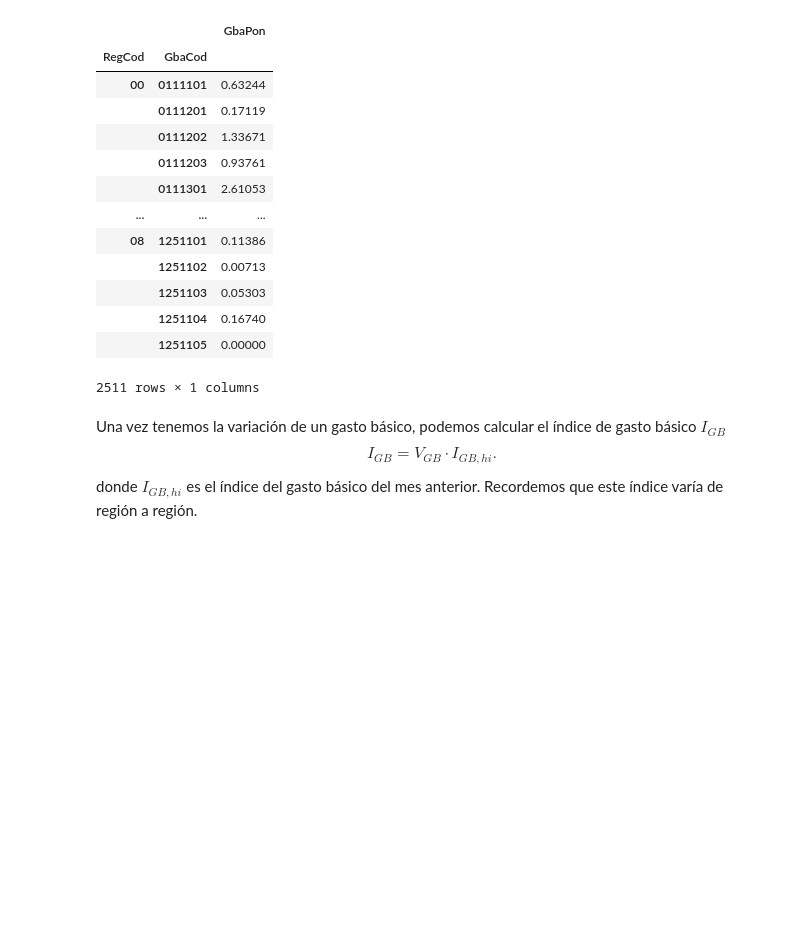
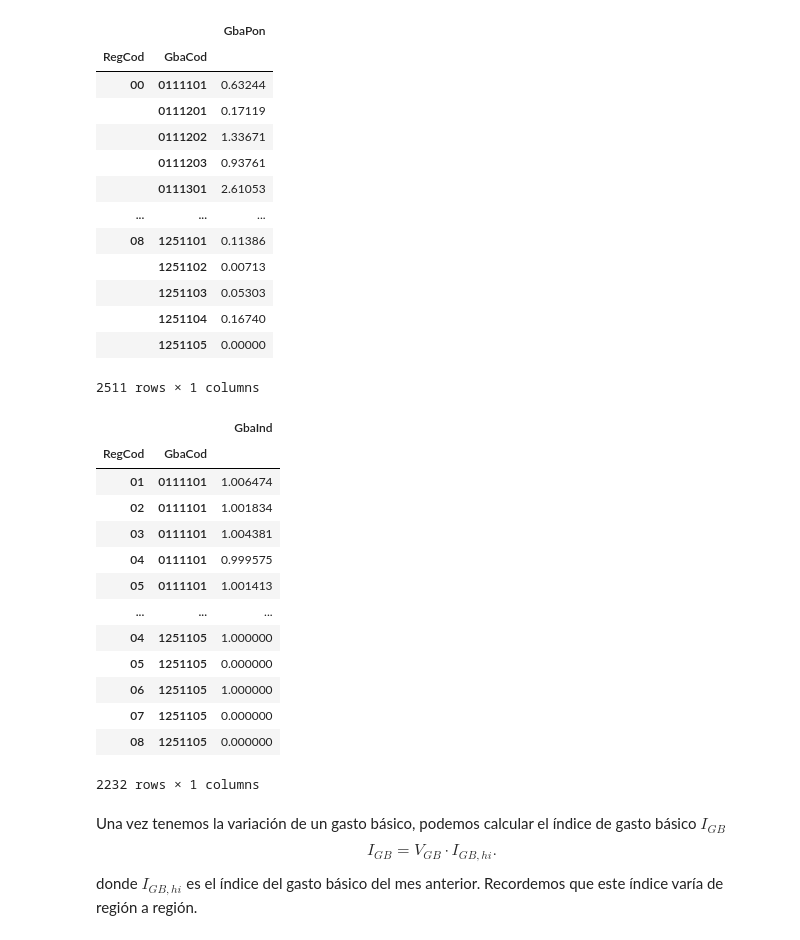
Before and after one commit to ShannonNCM/ComparacionCalculoIPC, a Jupyter notebook: python/Cuaderno_IPC_Regional.ipynb, the cells around one changed output. Saved outputs shown, nothing was run; the diff lists cells and outputs as text; code cells hidden in the pictures; blank space fills up the shorter version.

```diff
--- a/python/Cuaderno_IPC_Regional.ipynb
+++ b/python/Cuaderno_IPC_Regional.ipynb
@@ -499,11 +500,26 @@ CatPon('Gba',di,connection)
 # %%
 #Calculamos los índices relativos (variación) de gasto básico de las 8 regiones
 artpon = CatPon('Art', di, connection)
 
 vargba = CatInd('Gba', ArtInd, artpon, leng)
 
 #artpon
-#vargba
+vargba
+# %% [output]
+|  |  | GbaInd |
+| RegCod | GbaCod |  |
+| 01 | 0111101 | 1.006474 |
+| 02 | 0111101 | 1.001834 |
+| 03 | 0111101 | 1.004381 |
+| 04 | 0111101 | 0.999575 |
+| 05 | 0111101 | 1.001413 |
+| ... | ... | ... |
+| 04 | 1251105 | 1.000000 |
+| 05 | 1251105 | 0.000000 |
+| 06 | 1251105 | 1.000000 |
+| 07 | 1251105 | 0.000000 |
+| 08 | 1251105 | 0.000000 |
+2232 rows × 1 columns
 # %% [markdown]
 Una vez tenemos la variación de un gasto básico, podemos calcular el índice de gasto básico $I_{GB}$
 $$
```
Also changed, not shown: parts of 28 cells of this notebook, 15 other files.
